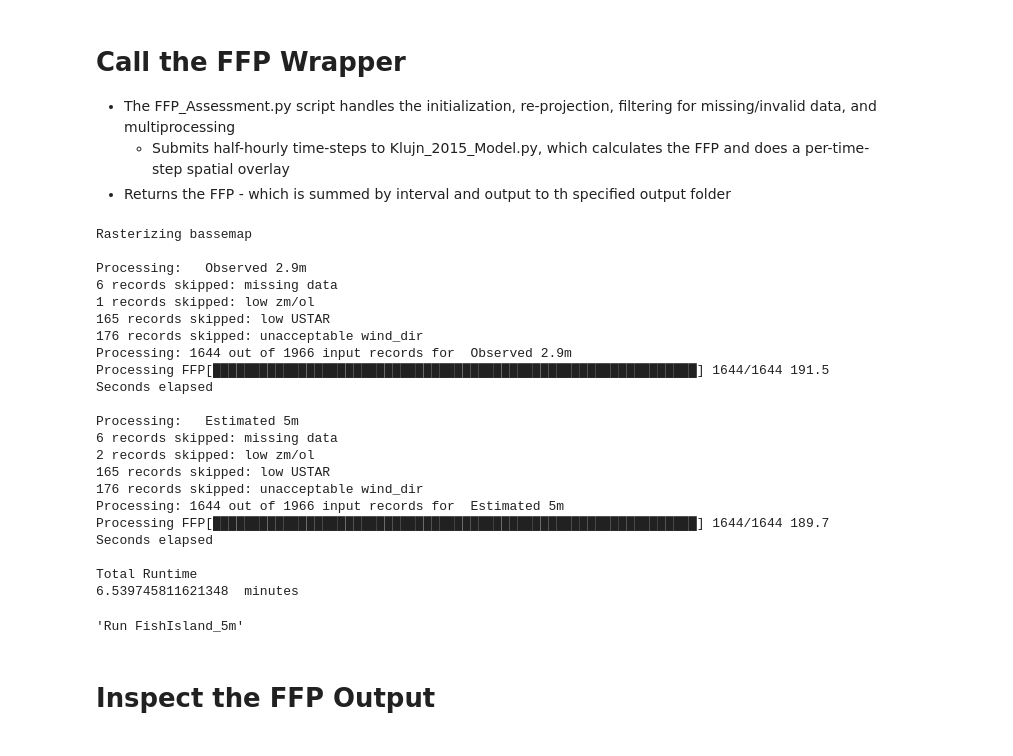
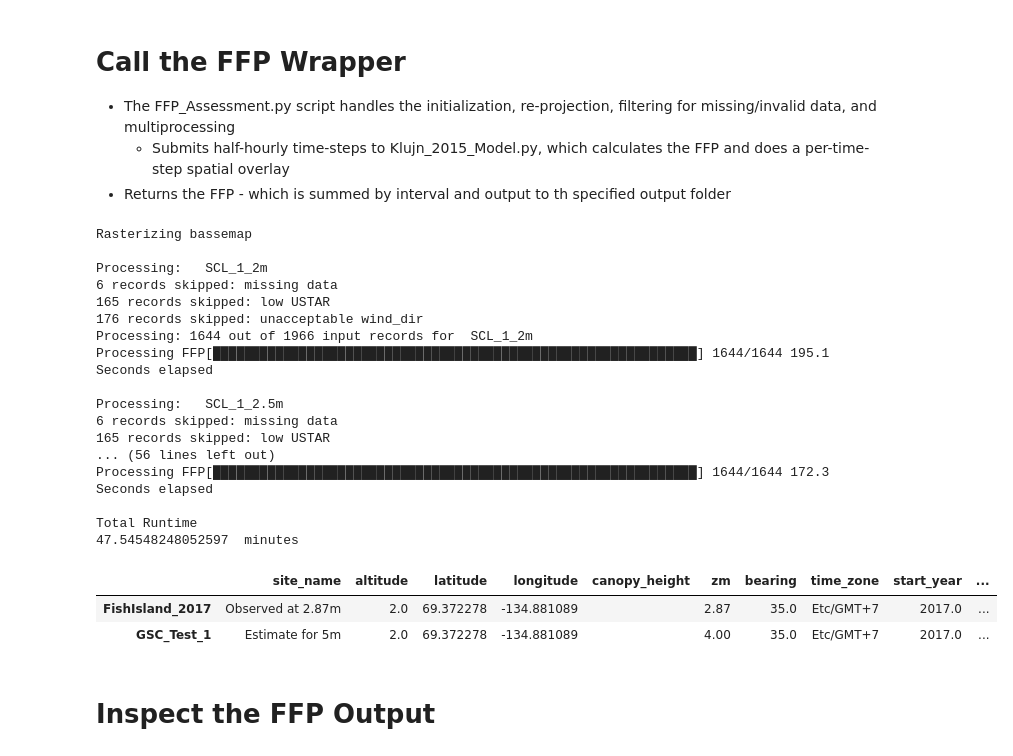
Before and after one commit to CANFLUX/FFP_Overlay, a Jupyter notebook: Footprint_Intersections.ipynb, the cells around one changed output. Cells and saved outputs as stored; diff of their text form; code cells hidden in the pictures.

Commit message:
Push4test

```diff
--- a/Footprint_Intersections.ipynb
+++ b/Footprint_Intersections.ipynb
@@ -166,0 +75,38 @@ gdf.to_file(f'{Highfreq_root}/FishIsland/footprint/Landscape_Classification.geoj
+# %%
+# For interactive plots - uncomment one of the below:
+# %matplotlib ipympl - in VS code
+# %matplotlib notebook - if using a jupyter notebook
+
+import numpy as np
+import pandas as pd
+import geopandas as gpd
+import configparser
+import matplotlib.pyplot as plt
+
+# Name of Project
+Site_Name = 'FishIsland'
+
+# For UBC-micromet users:
+# You can formatted .csv files with all necessary half-hourly inputs and site config files in: highfreq/"siteID"/footprint
+
+# Example data is is in "FFP_Inputs" folder.  It includes:
+#   * data from the 2017 Fish Island field campaign
+#   * Config info for the original 2017 field site, and config info potential new sites in the area
+#   * A landscape classification map of the big lake delta plain; adapted from Skeeter et al (2023)
+
+input_data = 'FFP_Inputs/FFP_Inputs_FishIsland.csv'
+Site_Config = 'FFP_Inputs/SwissCheeseSites.ini'
+Basemap = 'FFP_Inputs/Landscape_Classification_BigLakePlain.geojson'
+
+# Variable in Basemap to partition fluxe contribution by
+Basemap_Class = 'LandClass'
+
+print('FFP will be run for the following site(s) with the following configurations:')
+site = configparser.ConfigParser()
+site.read(Site_Config)
+
+for header,section in site.items():
+    if len(section.keys())>0:
+        print(f'\n\n{header}:\n')
+        for key,value in section.items():
+            print(f'{key}:{value}')
@@ -271,8 +200,7 @@ import time
 importlib.reload(FFP_Asssment)
 
 T1 = time.time()
-# for n in [Site_Name,Site_Code]:
-FFP = FFP_Asssment.RunClimatology(['Observed 2.9m','Estimated 5m'],Site_Config,Basemap=Basemap,Basemap_Class=Basemap_Class,
+FFP = FFP_Asssment.RunClimatology(input_data,Site_Config,Basemap=Basemap,Basemap_Class=Basemap_Class,
                                     # Subsets='Subset'
                                     )
 
@@ -282,28 +210,27 @@ print((time.time() - T1)/60, ' minutes')
 # %% [output]
 Rasterizing bassemap
 
-Processing:   Observed 2.9m
+Processing:   SCL_1_2m
 6 records skipped: missing data
-1 records skipped: low zm/ol
 165 records skipped: low USTAR
 176 records skipped: unacceptable wind_dir
-Processing: 1644 out of 1966 input records for  Observed 2.9m
-Processing FFP[██████████████████████████████████████████████████████████████] 1644/1644 191.5 Seconds elapsed
+Processing: 1644 out of 1966 input records for  SCL_1_2m
+Processing FFP[██████████████████████████████████████████████████████████████] 1644/1644 195.1 Seconds elapsed
 
-Processing:   Estimated 5m
+Processing:   SCL_1_2.5m
 6 records skipped: missing data
-2 records skipped: low zm/ol
 165 records skipped: low USTAR
-176 records skipped: unacceptable wind_dir
-Processing: 1644 out of 1966 input records for  Estimated 5m
-Processing FFP[██████████████████████████████████████████████████████████████] 1644/1644 189.7 Seconds elapsed
+... (56 lines left out)
+Processing FFP[██████████████████████████████████████████████████████████████] 1644/1644 172.3 Seconds elapsed
 
 Total Runtime
-6.539745811621348  minutes
+47.54548248052597  minutes
 # %%
-FFP.sub_name
+FFP.Site_UTM
 # %% [output]
-'Run FishIsland_5m'
+|  | site_name | altitude | latitude | longitude | canopy_height | zm | bearing | time_zone | start_year | ... |
+| FishIsland_2017 | Observed at 2.87m | 2.0 | 69.372278 | -134.881089 |  | 2.87 | 35.0 | Etc/GMT+7 | 2017.0 | ... |
+| GSC_Test_1 | Estimate for 5m | 2.0 | 69.372278 | -134.881089 |  | 4.00 | 35.0 | Etc/GMT+7 | 2017.0 | ... |
 # %% [markdown]
 # Inspect the FFP Output
 # %%
```
Also changed, not shown: parts of 10 cells of this notebook, 30 other files.
